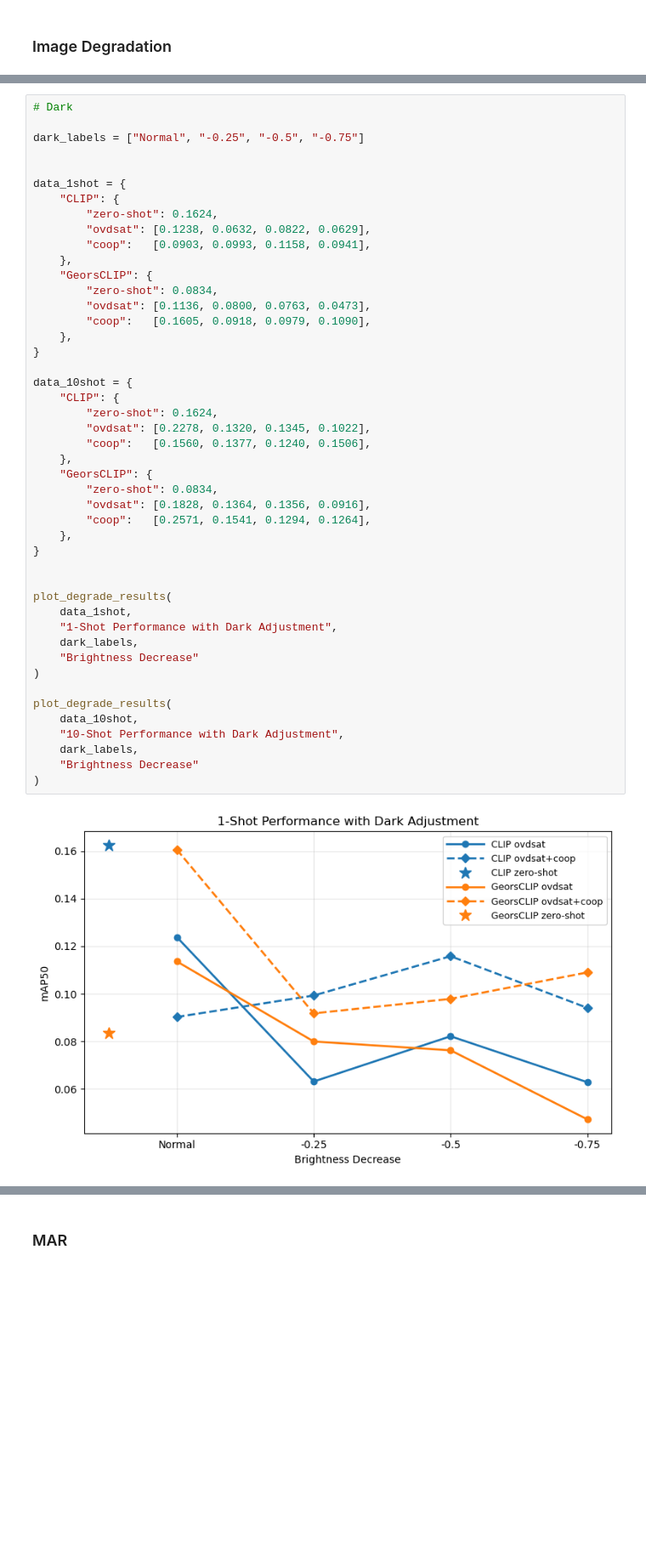
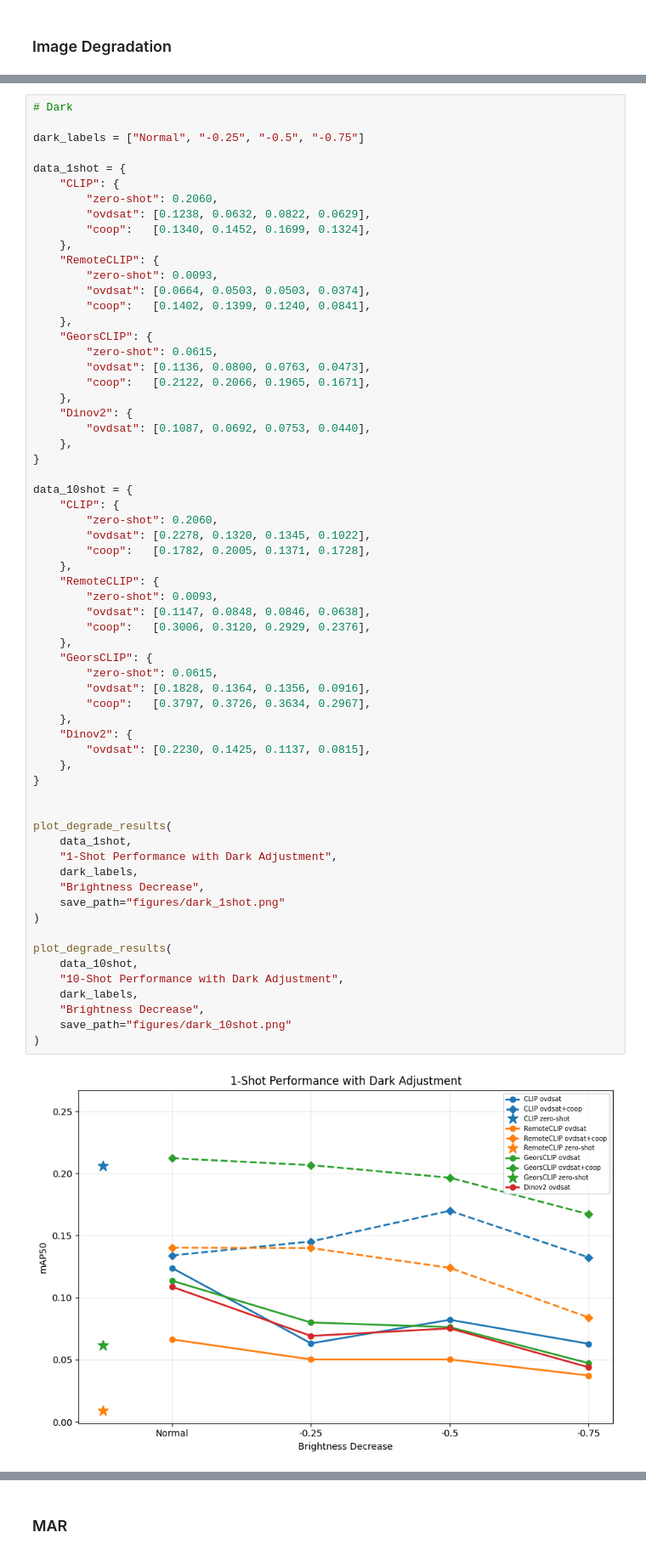
Before and after one commit to madelineloui/ovdsat, a Jupyter notebook: plots.ipynb, the cells around one changed output, grey strips where cells are left out. Shown at 85% size. Cells and saved outputs as stored; diff of their text form; blank space fills up the shorter version.

```diff
--- a/plots.ipynb
+++ b/plots.ipynb
@@ -956,46 +1056,63 @@ plot_degrade_results(
 
 dark_labels = ["Normal", "-0.25", "-0.5", "-0.75"]
 
-
 data_1shot = {
     "CLIP": {
-        "zero-shot": 0.1624,
+        "zero-shot": 0.2060,
         "ovdsat": [0.1238, 0.0632, 0.0822, 0.0629],
-        "coop":   [0.0903, 0.0993, 0.1158, 0.0941],
+        "coop":   [0.1340, 0.1452, 0.1699, 0.1324],
+    },
+    "RemoteCLIP": {
+        "zero-shot": 0.0093,
+        "ovdsat": [0.0664, 0.0503, 0.0503, 0.0374],
+        "coop":   [0.1402, 0.1399, 0.1240, 0.0841],
     },
     "GeorsCLIP": {
-        "zero-shot": 0.0834,
+        "zero-shot": 0.0615,
         "ovdsat": [0.1136, 0.0800, 0.0763, 0.0473],
-        "coop":   [0.1605, 0.0918, 0.0979, 0.1090],
+        "coop":   [0.2122, 0.2066, 0.1965, 0.1671],
+    },
+    "Dinov2": {
+        "ovdsat": [0.1087, 0.0692, 0.0753, 0.0440],
     },
 }
 
 data_10shot = {
     "CLIP": {
-        "zero-shot": 0.1624,
+        "zero-shot": 0.2060,
         "ovdsat": [0.2278, 0.1320, 0.1345, 0.1022],
-        "coop":   [0.1560, 0.1377, 0.1240, 0.1506],
+        "coop":   [0.1782, 0.2005, 0.1371, 0.1728],
+    },
+    "RemoteCLIP": {
+        "zero-shot": 0.0093,
+        "ovdsat": [0.1147, 0.0848, 0.0846, 0.0638],
+        "coop":   [0.3006, 0.3120, 0.2929, 0.2376],
     },
     "GeorsCLIP": {
-        "zero-shot": 0.0834,
+        "zero-shot": 0.0615,
         "ovdsat": [0.1828, 0.1364, 0.1356, 0.0916],
-        "coop":   [0.2571, 0.1541, 0.1294, 0.1264],
+        "coop":   [0.3797, 0.3726, 0.3634, 0.2967],
+    },
+    "Dinov2": {
+        "ovdsat": [0.2230, 0.1425, 0.1137, 0.0815],
     },
 }
 
 
 plot_degrade_results(
     data_1shot,
     "1-Shot Performance with Dark Adjustment",
     dark_labels,
-    "Brightness Decrease"
+    "Brightness Decrease",
+    save_path="figures/dark_1shot.png"
 )
 
 plot_degrade_results(
     data_10shot,
     "10-Shot Performance with Dark Adjustment",
     dark_labels,
-    "Brightness Decrease"
+    "Brightness Decrease",
+    save_path="figures/dark_10shot.png"
 )
 # %% [output]
-[figure, old version]
+[figure, new version]
```
Also changed, not shown: parts of 16 cells of this notebook, 3 other files.
